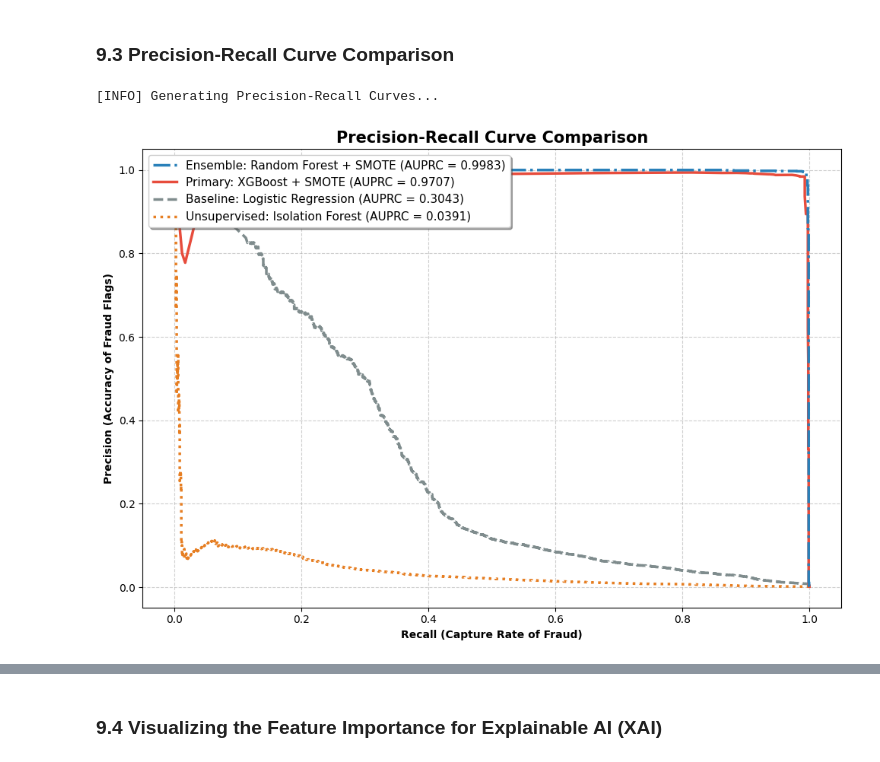
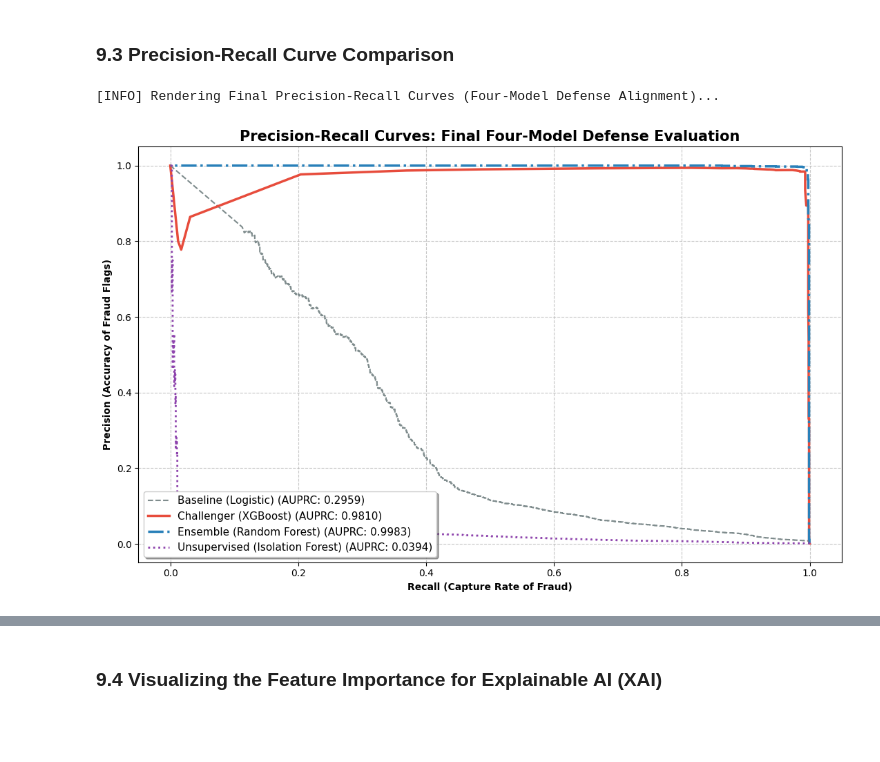
Before and after one commit to Quynh-Trang12/anomaly-watchers-donutpuff, a Jupyter notebook: ml_pipeline/notebooks/01_primary_analysis.ipynb, the cells around one changed output, grey strips where cells are left out. Saved outputs shown, nothing was run; the diff lists cells and outputs as text; code cells hidden in the pictures; blank space fills up the shorter version.

```diff
--- a/ml_pipeline/notebooks/01_primary_analysis.ipynb
+++ b/ml_pipeline/notebooks/01_primary_analysis.ipynb
@@ -1101,7 +1112,7 @@ All three encoding and cleanup steps are combined into a single function `encode
 # %%
 def stage_one_hot_encoding(df):
     """
-    Stage A: Create dummies for ALL categories to demonstrate multicollinearity.
+    Create dummies for ALL categories to demonstrate multicollinearity.
     This version includes 'is_type_cash_in' for the 13-column 'Trap' state.
     """
     # 1. Generate dummies for all 5 types
@@ -1119,7 +1130,7 @@ def stage_one_hot_encoding(df):
 
 def resolve_trap_and_cleanup(df):
     """
-    Stage C: Resolve the Dummy Variable Trap and remove identifiers.
+    Resolve the Dummy Variable Trap and remove identifiers.
     """
     # 1. Drop the reference dummy (CASH_IN) to fix multicollinearity
     if "is_type_cash_in" in df.columns:
@@ -1790,45 +1796,44 @@ plt.show()
 # %% [markdown]
 ### 9.3 Precision-Recall Curve Comparison
 # %%
-from sklearn.metrics import precision_recall_curve, auc
-logger.info("Generating Precision-Recall Curves...")
+import matplotlib.pyplot as plt
+from sklearn.metrics import precision_recall_curve, average_precision_score
 
-fig, ax = plt.subplots(figsize=(10, 7))
+logger.info("Rendering Final Precision-Recall Curves (Four-Model Defense Alignment)...")
 
-# 1. Define models with a color palette
-model_probas = [
-    ("Baseline: Logistic Regression", y_proba_log, "#7f8c8d", "--"),      # Gray (Dashed)
-    ("Unsupervised: Isolation Forest", y_proba_iff, "#e67e22", ":"),      # Orange (Dotted)
-    ("Ensemble: Random Forest + SMOTE", y_proba_rf, "#2980b9", "-."),     # Blue (Dash-Dot)
-    ("Primary: XGBoost + SMOTE", y_proba_xgb, "#e74c3c", "-")             # Red (Solid)
+fig, ax = plt.subplots(figsize=(11, 7))
+
+# 1. Define evaluation data using the Test Set variables from Section 9.1
+# This ensures all 4 models are included
+eval_data = [
+    ("Baseline (Logistic)", y_prob_log, "#7f8c8d", "--", 1.5),
+    ("Challenger (XGBoost)", y_prob_xgb, "#e74c3c", "-", 2.5),
+    ("Ensemble (Random Forest)", y_prob_rf, "#2980b9", "-.", 2.5),
+    ("Unsupervised (Isolation Forest)", y_prob_if, "#8e44ad", ":", 2.0)
 ]
 
-# 2. Extract metrics into a temporary list for dynamic sorting
-plot_data = []
-for title, y_proba, color, style in model_probas:
-    precision, recall, _ = precision_recall_curve(y_test, y_proba)
-    model_auprc = auc(recall, precision)
-    plot_data.append((model_auprc, recall, precision, color, style, title))
+for label, y_probs, color, ls, lw in eval_data:
+    precision, recall, _ = precision_recall_curve(y_test, y_probs)
+    # Calculate score on test set for the legend
+    score = average_precision_score(y_test, y_probs)
 
-# 3. Sort by AUPRC (ascending) for plotting so the best models are drawn LAST (on top)
-plot_data.sort(key=lambda x: x[0], reverse=False)
+    ax.plot(
+        recall,
+        precision,
+        color=color,
+        linewidth=lw,
+        linestyle=ls,
+        label=f"{label} (AUPRC: {score:.4f})"
+    )
 
-# Plot the lines
-for model_auprc, recall, precision, color, style, title in plot_data:
-    ax.plot(recall, precision, color=color, linestyle=style, linewidth=2.5,
-            label=f"{title} (AUPRC = {model_auprc:.4f})")
-
-ax.set_title("Precision-Recall Curve Comparison", fontweight="bold", fontsize=15)
+ax.set_title("Precision-Recall Curves: Final Four-Model Defense Evaluation", fontweight="bold", fontsize=15)
 ax.set_xlabel("Recall (Capture Rate of Fraud)", fontweight="bold")
 ax.set_ylabel("Precision (Accuracy of Fraud Flags)", fontweight="bold")
+ax.legend(loc="lower left", shadow=True, fontsize=11)
+ax.grid(True, linestyle="--", alpha=0.7)
 
-# 4. Reverse legend order so the highest AUPRC is at the top of the list
-handles, labels = ax.get_legend_handles_labels()
-ax.legend(handles[::-1], labels[::-1], loc="best", shadow=True, fontsize=11)
-
-ax.grid(True, linestyle="--", alpha=0.6)
 plt.tight_layout()
 plt.show()
 # %% [output]
-[INFO] Generating Precision-Recall Curves...
+[INFO] Rendering Final Precision-Recall Curves (Four-Model Defense Alignment)...
-[figure, old version]
+[figure, new version]
```
Also changed, not shown: parts of 20 cells of this notebook, 3 other files.
